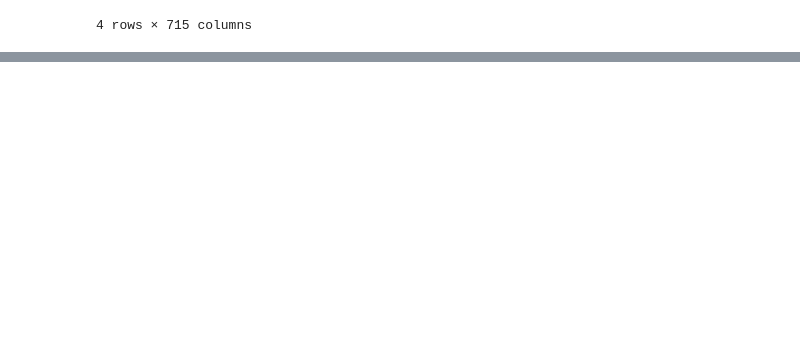
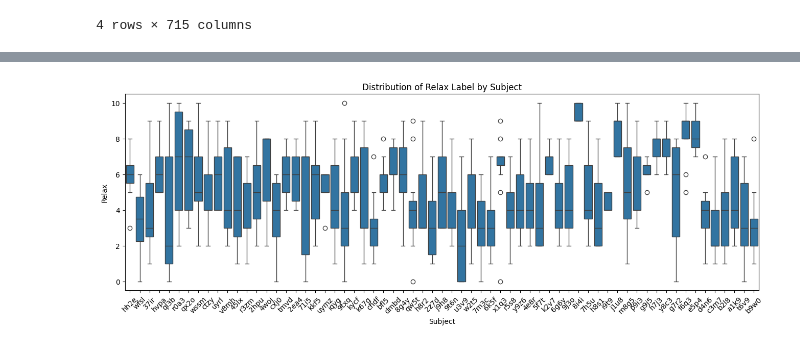
Before and after one commit to raz0208/Stress-Detection-by-Multimodal-Dataset, a Jupyter notebook: eda.ipynb, the cells around one changed output, grey strips where cells are left out. Saved outputs shown, nothing was run; the diff lists cells and outputs as text; code cells hidden in the pictures; blank space fills up the shorter version.

```diff
--- a/eda.ipynb
+++ b/eda.ipynb
@@ -116,0 +179,10 @@ Labels DataFrame with Subject-Task Combinations:
+# %%
+# Visualize the distribution of grouped by subjects across all tasks and assessment
+labels['Subject'] = labels.index.str.split('_').str[0]
+plt.figure(figsize=(16, 5))
+sns.boxplot(x='Subject', y='Relax', data=labels)
+plt.title('Distribution of Relax Label by Subject')
+plt.xticks(rotation=45)
+plt.show()
+# %% [output]
+[figure, added]
```
Also changed, not shown: parts of 10 cells of this notebook, 2 other files.
